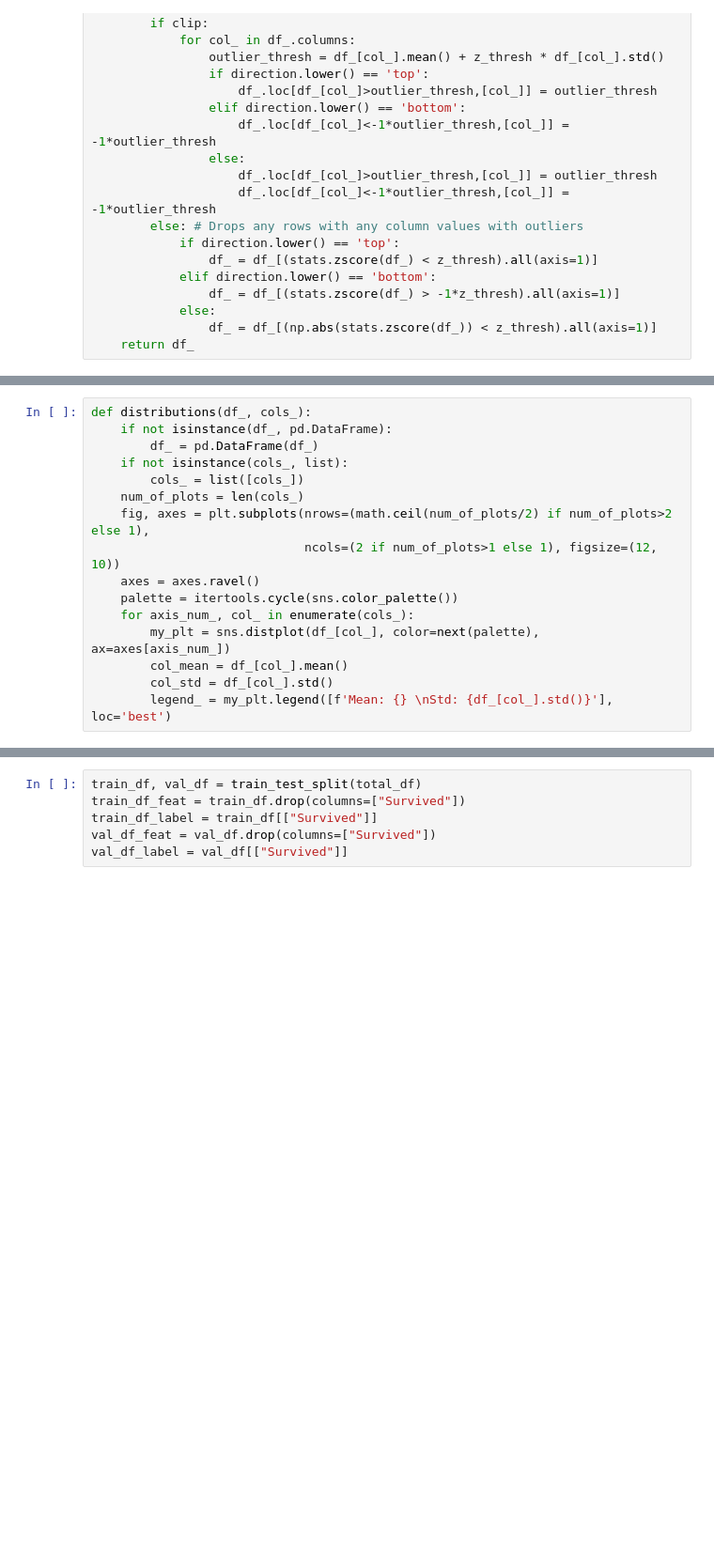
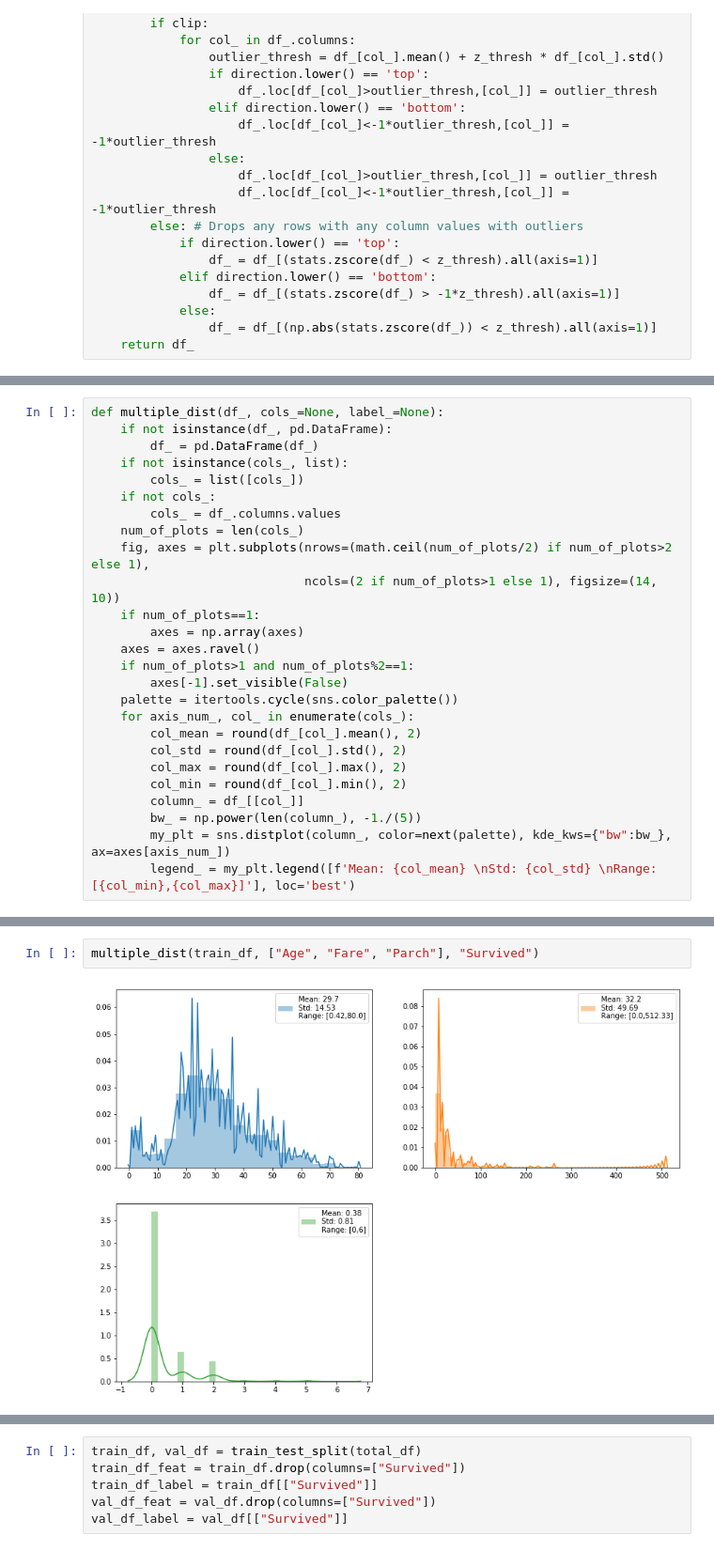
Before and after one commit to ParthivNaresh/ML_Library, a Jupyter notebook: ML_API.ipynb, the cells around one changed output, grey strips where cells are left out. Shown at 94% size. Saved outputs shown, nothing was run; the diff lists cells and outputs as text; blank space fills up the shorter version.

```diff
--- a/ML_API.ipynb
+++ b/ML_API.ipynb
@@ -428,18 +428,28 @@ def transform(df_, cols_=None, transform_="standardize"):
 
     return df_
 # %%
-def distributions(df_, cols_):
+def multiple_dist(df_, cols_=None, label_=None):
     if not isinstance(df_, pd.DataFrame):
         df_ = pd.DataFrame(df_)
     if not isinstance(cols_, list):
         cols_ = list([cols_])
+    if not cols_:
+        cols_ = df_.columns.values
     num_of_plots = len(cols_)
     fig, axes = plt.subplots(nrows=(math.ceil(num_of_plots/2) if num_of_plots>2 else 1),
-                             ncols=(2 if num_of_plots>1 else 1), figsize=(12, 10))
+                             ncols=(2 if num_of_plots>1 else 1), figsize=(14, 10))
+    if num_of_plots==1:
+        axes = np.array(axes)
     axes = axes.ravel()
+    if num_of_plots>1 and num_of_plots%2==1:
+        axes[-1].set_visible(False)
     palette = itertools.cycle(sns.color_palette())
     for axis_num_, col_ in enumerate(cols_):
-        my_plt = sns.distplot(df_[col_], color=next(palette), ax=axes[axis_num_])
-        col_mean = df_[col_].mean()
-        col_std = df_[col_].std()
-        legend_ = my_plt.legend([f'Mean: {} \nStd: {df_[col_].std()}'], loc='best')
+        col_mean = round(df_[col_].mean(), 2)
+        col_std = round(df_[col_].std(), 2)
+        col_max = round(df_[col_].max(), 2)
+        col_min = round(df_[col_].min(), 2)
+        column_ = df_[[col_]]
+        bw_ = np.power(len(column_), -1./(5))
+        my_plt = sns.distplot(column_, color=next(palette), kde_kws={"bw":bw_}, ax=axes[axis_num_])
+        legend_ = my_plt.legend([f'Mean: {col_mean} \nStd: {col_std} \nRange: [{col_min},{col_max}]'], loc='best')
@@ -447,0 +499,4 @@ total_df = pd.read_csv('../train.csv')
+# %%
+multiple_dist(train_df, ["Age", "Fare", "Parch"], "Survived")
+# %% [output]
+[figure, added]
```
Also changed, not shown: parts of 19 cells of this notebook.
